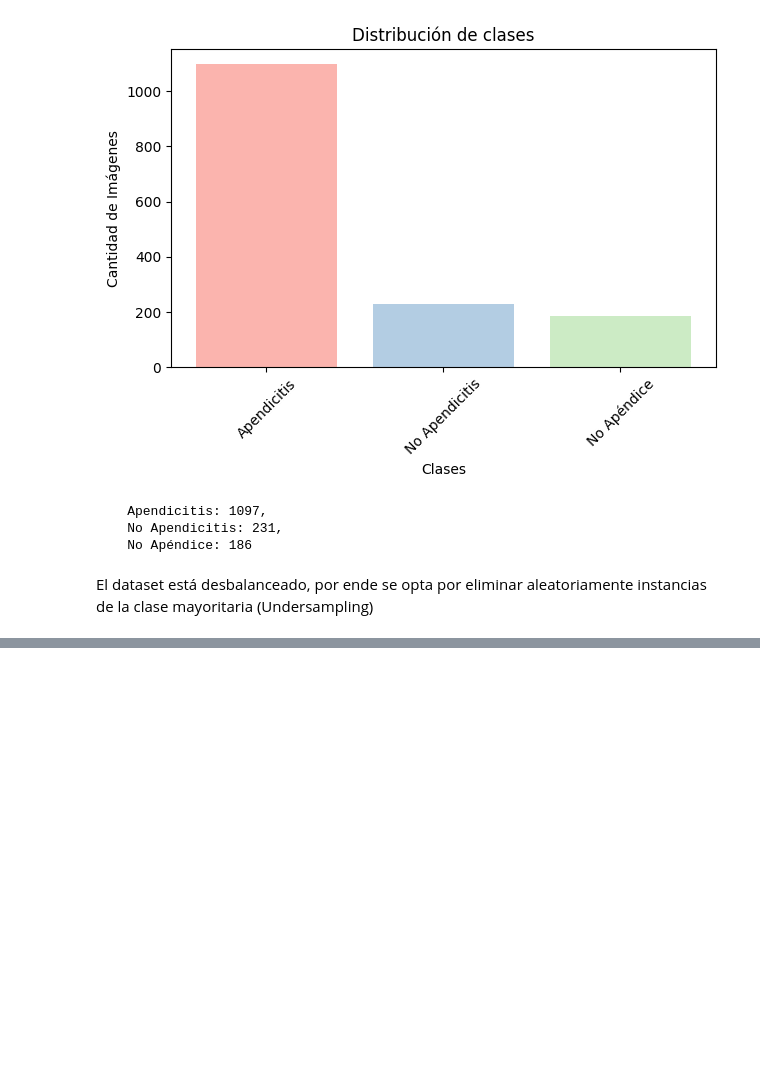
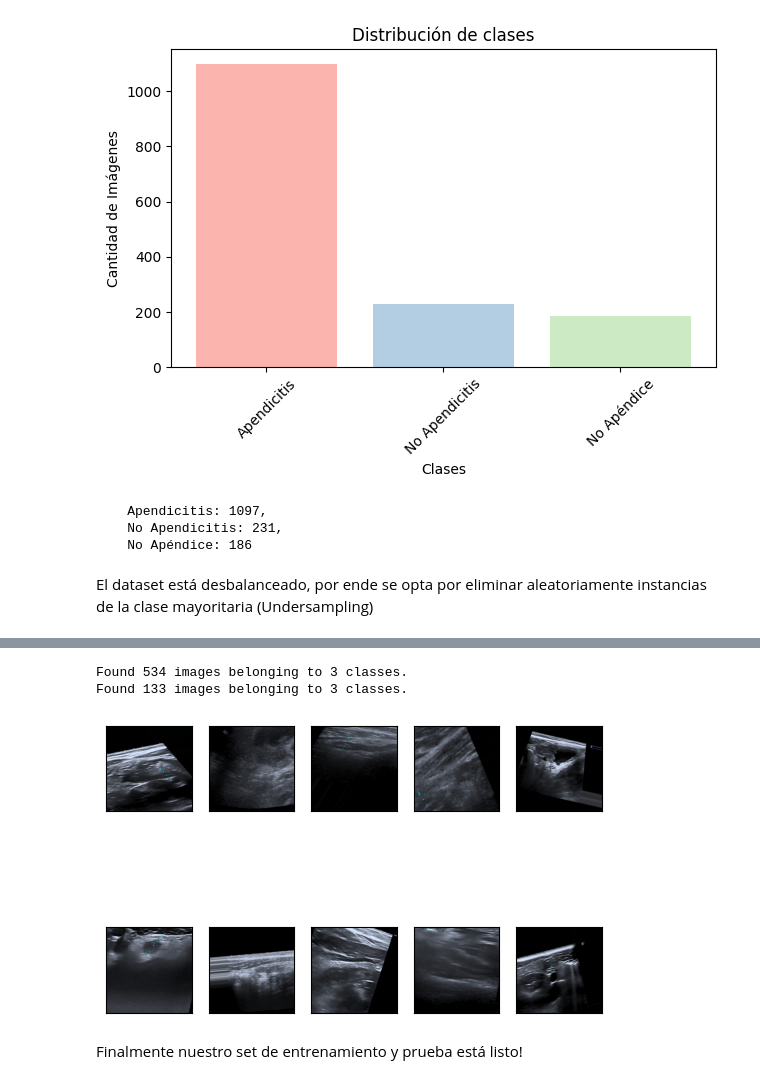
Before and after one commit to Dezarti/datos_monografia, a Jupyter notebook: Procesamiento_de_imágenes.ipynb, the cells around one changed output, grey strips where cells are left out. Saved outputs shown, nothing was run; the diff lists cells and outputs as text; code cells hidden in the pictures; blank space fills up the shorter version.

Commit message:
Transformaciones

```diff
--- a/Procesamiento_de_imágenes.ipynb
+++ b/Procesamiento_de_imágenes.ipynb
@@ -388,0 +465,42 @@ El dataset está desbalanceado, por ende se opta por eliminar aleatoriamente ins
+# %%
+# Aumento de datos con ImageDataGenerator
+from tensorflow.keras.preprocessing.image import ImageDataGenerator
+import numpy as np
+import matplotlib.pyplot as plt
+
+# Se instancia un objeto de la clase ImageDataGenerator, el cual aplicará
+# transformaciones en las imágenes para aumentar la variedad de datos.
+datagen = ImageDataGenerator(
+    rescale=1. / 255,  # Normalizar: Reescalar los valores de los píxeles para que estén entre 0 y 1
+    rotation_range = 30, # Rango de grados para rotaciones aleatorias de las imágenes.
+    width_shift_range=0.25, # Rango (como fracción del total) para traslados horizontales aleatorios.
+    height_shift_range=0.25, # Rango (como fracción del total) para traslados verticales aleatorios.
+    shear_range=15, # Intensidad de corte para aplicar cortes aleatorios en las imágenes.
+    zoom_range=[0.5, 1.5], # Rango para aplicar zoom aleatorio.
+    validation_split=0.2 # Porcentaje de los datos que se reservará para el conjunto de validación.
+)
+
+# Ubicación de las imágenes ordenadas
+database = r'C:\Users\alema\Documents\Repositorios\datos_monografia\us_images\procesadas\ordenadas'
+
+# Generadores para sets de entrenamiento y pruebas
+data_gen_entrenamiento = datagen.flow_from_directory(database, target_size=(300,300),
+                                                     batch_size=32, shuffle=True, subset='training')
+data_gen_pruebas = datagen.flow_from_directory(database, target_size=(300,300),
+                                                     batch_size=32, shuffle=True, subset='validation')
+
+# Imprimir 10 imagenes del generador de entrenamiento
+for imagen, etiqueta in data_gen_entrenamiento:
+  for i in range(10):
+    plt.subplot(2,5,i+1)
+    plt.xticks([])
+    plt.yticks([])
+    plt.imshow(imagen[i])
+  break
+plt.show()
+# %% [output]
+Found 534 images belonging to 3 classes.
+Found 133 images belonging to 3 classes.
+[figure, added]
+# %% [markdown]
+Finalmente nuestro set de entrenamiento y prueba está listo!
```
Also changed, not shown: parts of 6 cells of this notebook.
